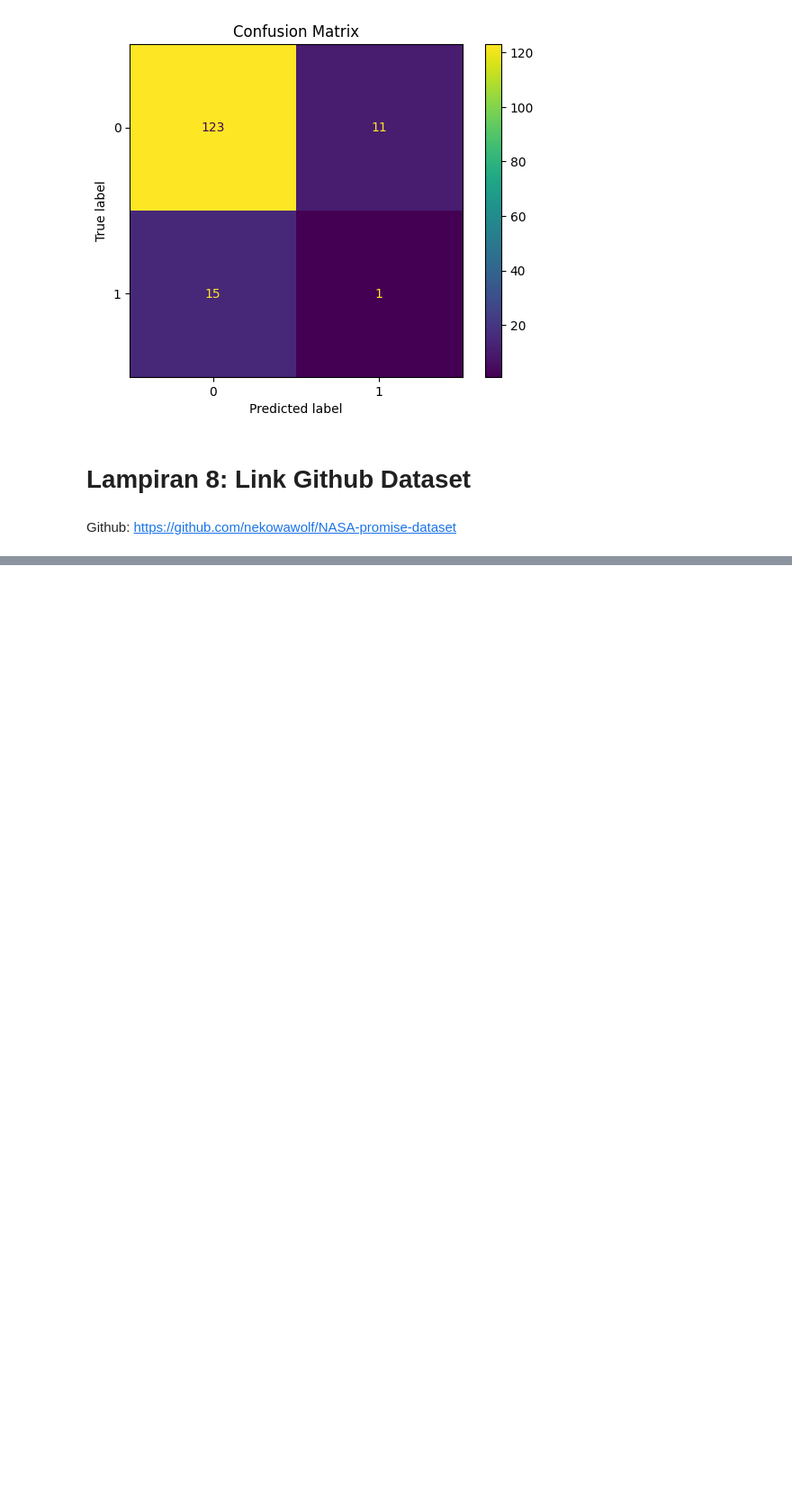
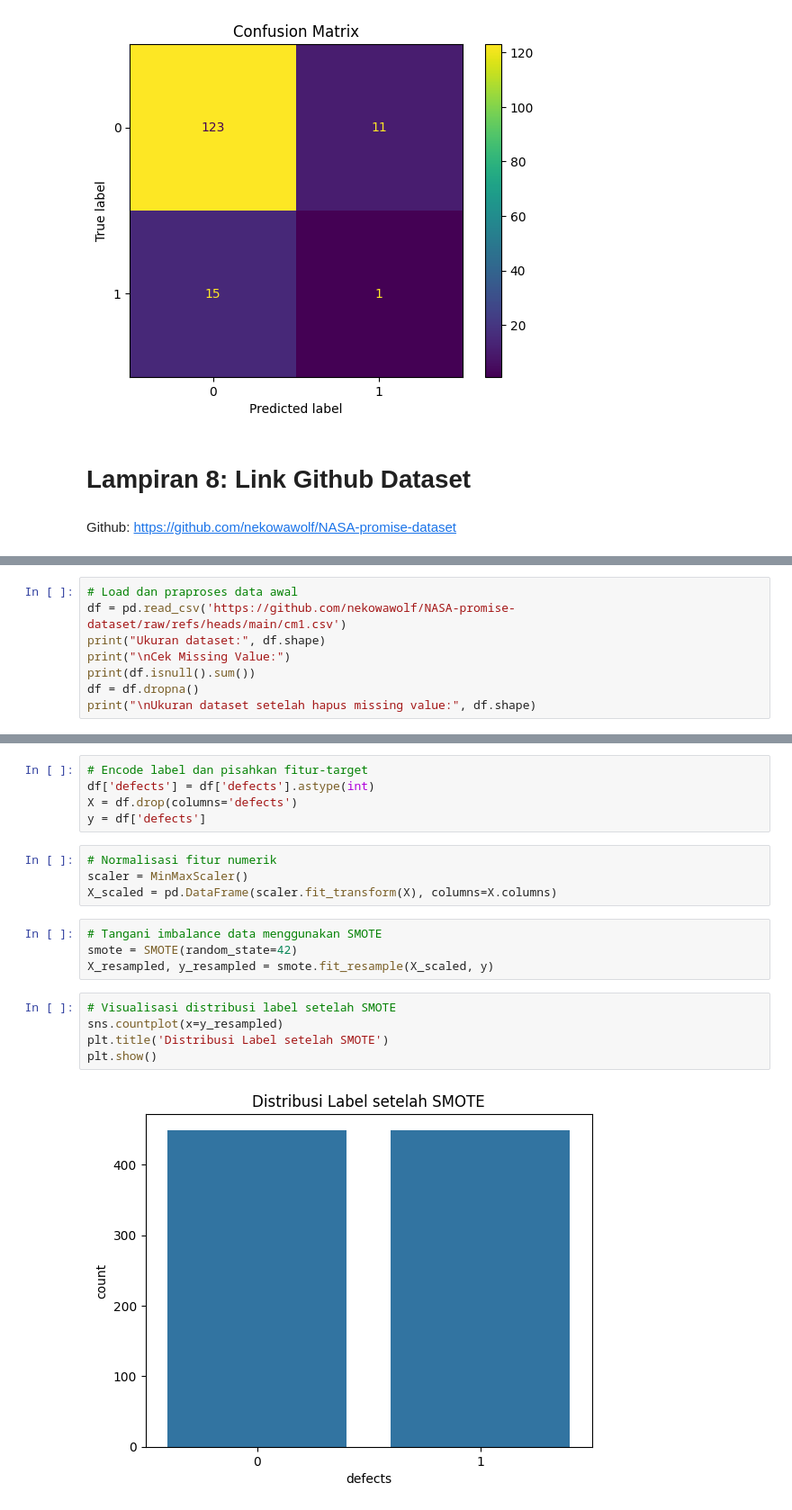
Before and after one commit to nekowawolf/NASA-promise-dataset, a Jupyter notebook: NASAmdp_preprocessing.ipynb, the cells around one changed output, grey strips where cells are left out. Shown at 90% size. Saved outputs shown, nothing was run; the diff lists cells and outputs as text; blank space fills up the shorter version.

Commit message:
add: nasa preprocessing

```diff
--- a/NASAmdp_preprocessing.ipynb
+++ b/NASAmdp_preprocessing.ipynb
@@ -305,0 +321,8 @@ Github: https://github.com/nekowawolf/NASA-promise-dataset
+# %%
+# Load dan praproses data awal
+df = pd.read_csv('https://github.com/nekowawolf/NASA-promise-dataset/raw/refs/heads/main/cm1.csv')
+print("Ukuran dataset:", df.shape)
+print("\nCek Missing Value:")
+print(df.isnull().sum())
+df = df.dropna()
+print("\nUkuran dataset setelah hapus missing value:", df.shape)
@@ -305,0 +347,20 @@ Github: https://github.com/nekowawolf/NASA-promise-dataset
+# %%
+# Encode label dan pisahkan fitur-target
+df['defects'] = df['defects'].astype(int)
+X = df.drop(columns='defects')
+y = df['defects']
+# %%
+# Normalisasi fitur numerik
+scaler = MinMaxScaler()
+X_scaled = pd.DataFrame(scaler.fit_transform(X), columns=X.columns)
+# %%
+# Tangani imbalance data menggunakan SMOTE
+smote = SMOTE(random_state=42)
+X_resampled, y_resampled = smote.fit_resample(X_scaled, y)
+# %%
+# Visualisasi distribusi label setelah SMOTE
+sns.countplot(x=y_resampled)
+plt.title('Distribusi Label setelah SMOTE')
+plt.show()
+# %% [output]
+[figure, added]
```
Also changed, not shown: parts of 9 cells of this notebook.
